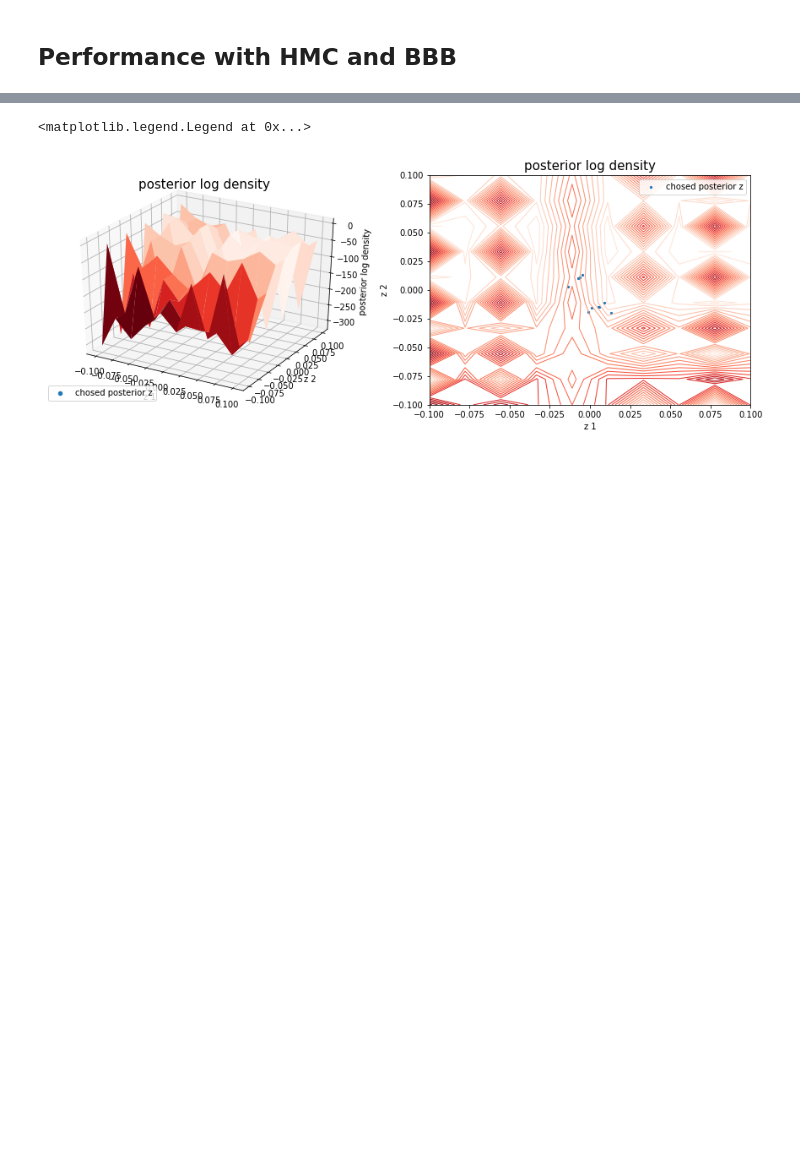
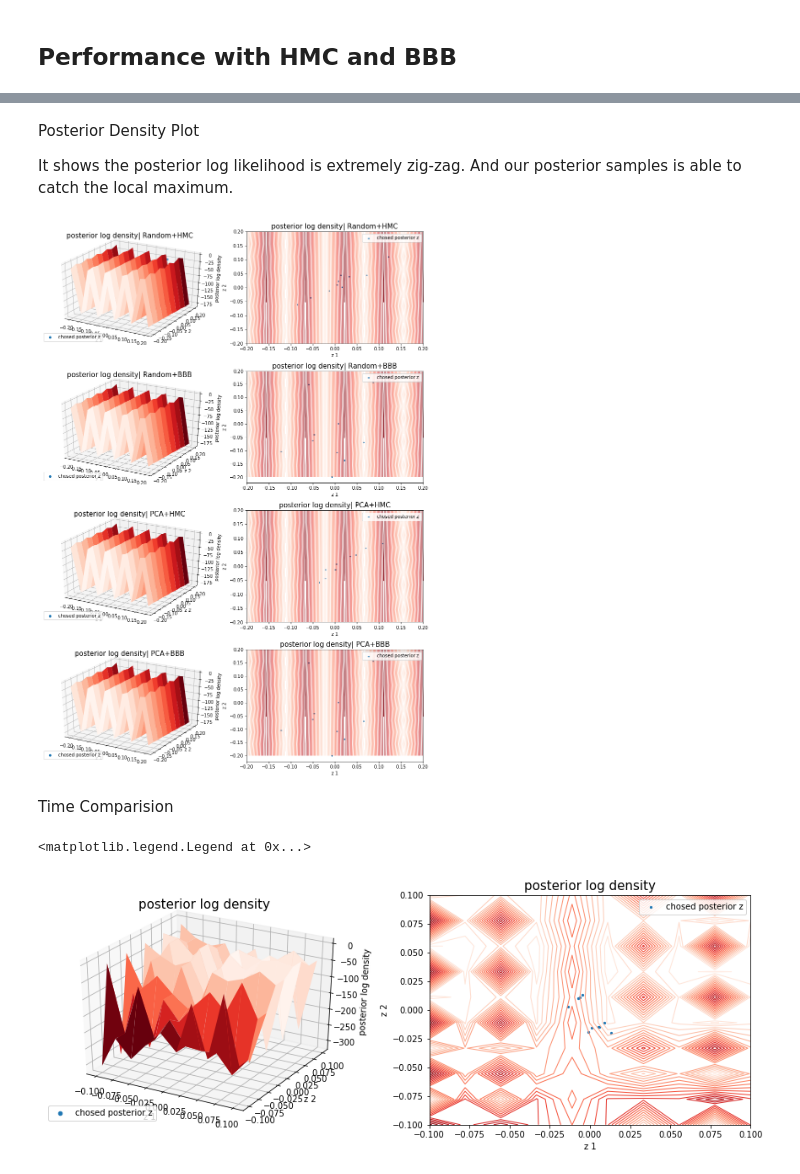
Before and after one commit to Yuting-Kou/am207_Project, a Jupyter notebook: src/Extension_part_kyt.ipynb, the cells around one changed output, grey strips where cells are left out. Cells and saved outputs as stored; diff of their text form; code cells hidden in the pictures; blank space fills up the shorter version.

```diff
--- a/src/Extension_part_kyt.ipynb
+++ b/src/Extension_part_kyt.ipynb
@@ -155,3 +219,45 @@ post_level=HMC_rand.get_posterior_likelihood(z=post_z,X=x,y=y)
+# %% [markdown]
+Posterior Density Plot
+
+It shows the posterior log likelihood is extremely zig-zag. And our posterior samples is able to catch the local maximum.
+# %%
+zx=np.linspace(-0.2,0.2,10)
+zy=np.linspace(-0.2,0.2,10)
+zx,zy=np.meshgrid(zx,zy)
+z=np.array([zx,zy]).reshape(2,-1).T
+
+fig=plt.figure(figsize=(12,25))
+for i,inf in enumerate(Inference_list):
+    inf_name='HMC' if i%2==0 else 'BBB'
+    if i//2==0:
+        sub_name='Random'
+    elif i//2==1:
+        sub_name='PCA'
+    else:
+        sub_name='Curve'
+    level = inf.get_posterior_likelihood(z=z,X=x,y=y).reshape(10,10)
+    post_z=inf.get_posterior(10)
+    post_level=inf.get_posterior_likelihood(z=post_z,X=x,y=y)
+    ax = fig.add_subplot(6,2,2*i+1, projection='3d')
+    ax.plot_surface(zx,zy,level,cmap='Reds_r', edgecolor='none')
+    ax.scatter3D(post_z[:,0],post_z[:,1],post_level,label='chosed posterior z')
+    plt.title('posterior log density| '+sub_name+'+'+inf_name,fontsize=15)
+    ax.set_xlabel('z 1')
+    ax.set_ylabel('z 2')
+    ax.set_zlabel('posterior log density')
+    plt.legend(loc='lower left')
+    ax1= fig.add_subplot(6,2,2*i+2,)
+    ax1.contour(zx, zy, level, levels=20, linewidths=1,cmap='Reds_r')
+    ax1.scatter(post_z[:,0],post_z[:,1],label='chosed posterior z',s=5)
+    plt.xlabel('z 1')
+    plt.ylabel('z 2')
+    plt.title('posterior log density| '+sub_name+'+'+inf_name,fontsize=15)
+    plt.legend()
+plt.tight_layout()
+# %% [output]
+[figure, added]
+# %% [markdown]
+Time Comparision
 # %%
 fig = plt.figure(figsize=(15,5))
 ax = fig.add_subplot(121, projection='3d')
```
Also changed, not shown: parts of 14 cells of this notebook, 1 other file.
